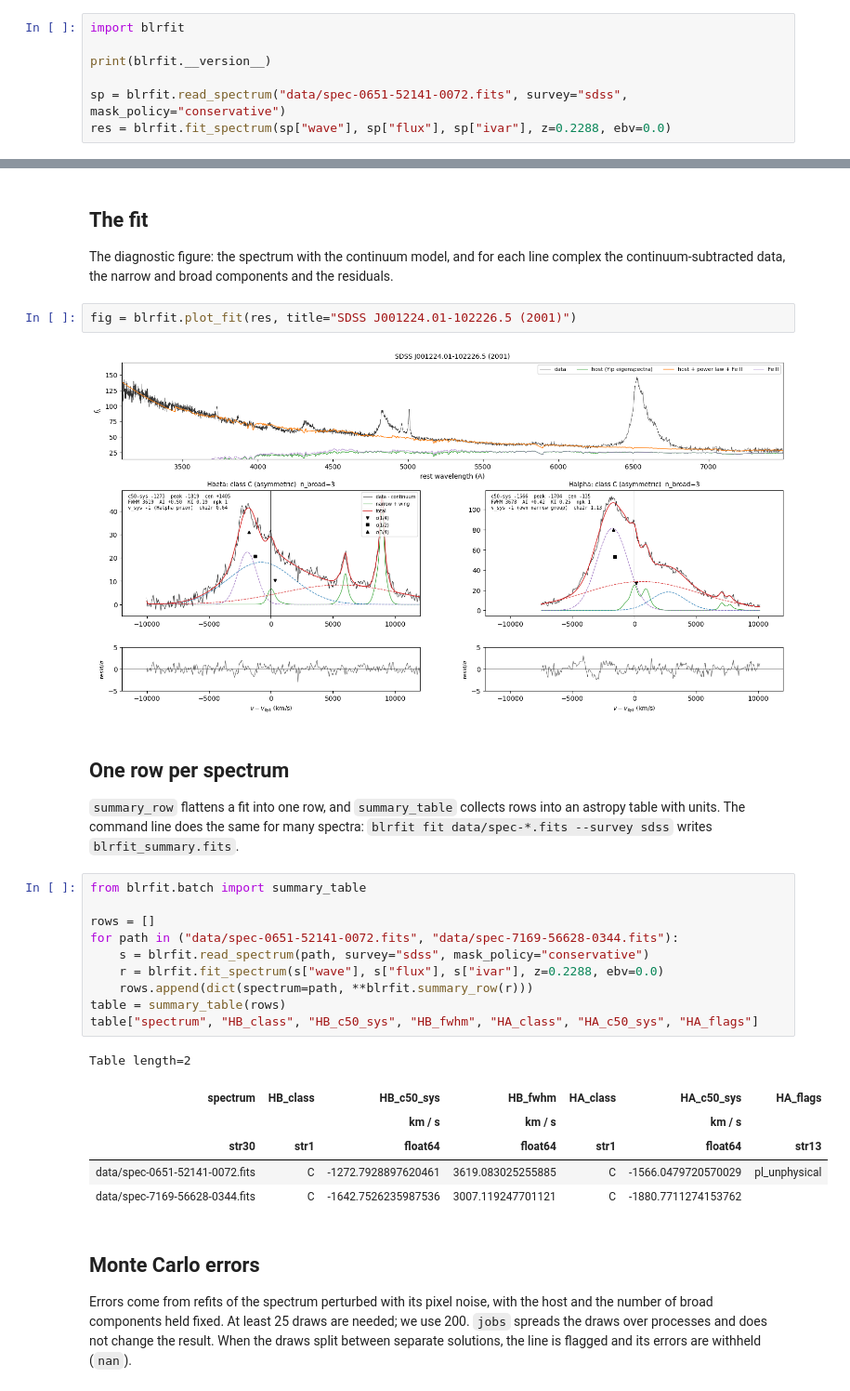
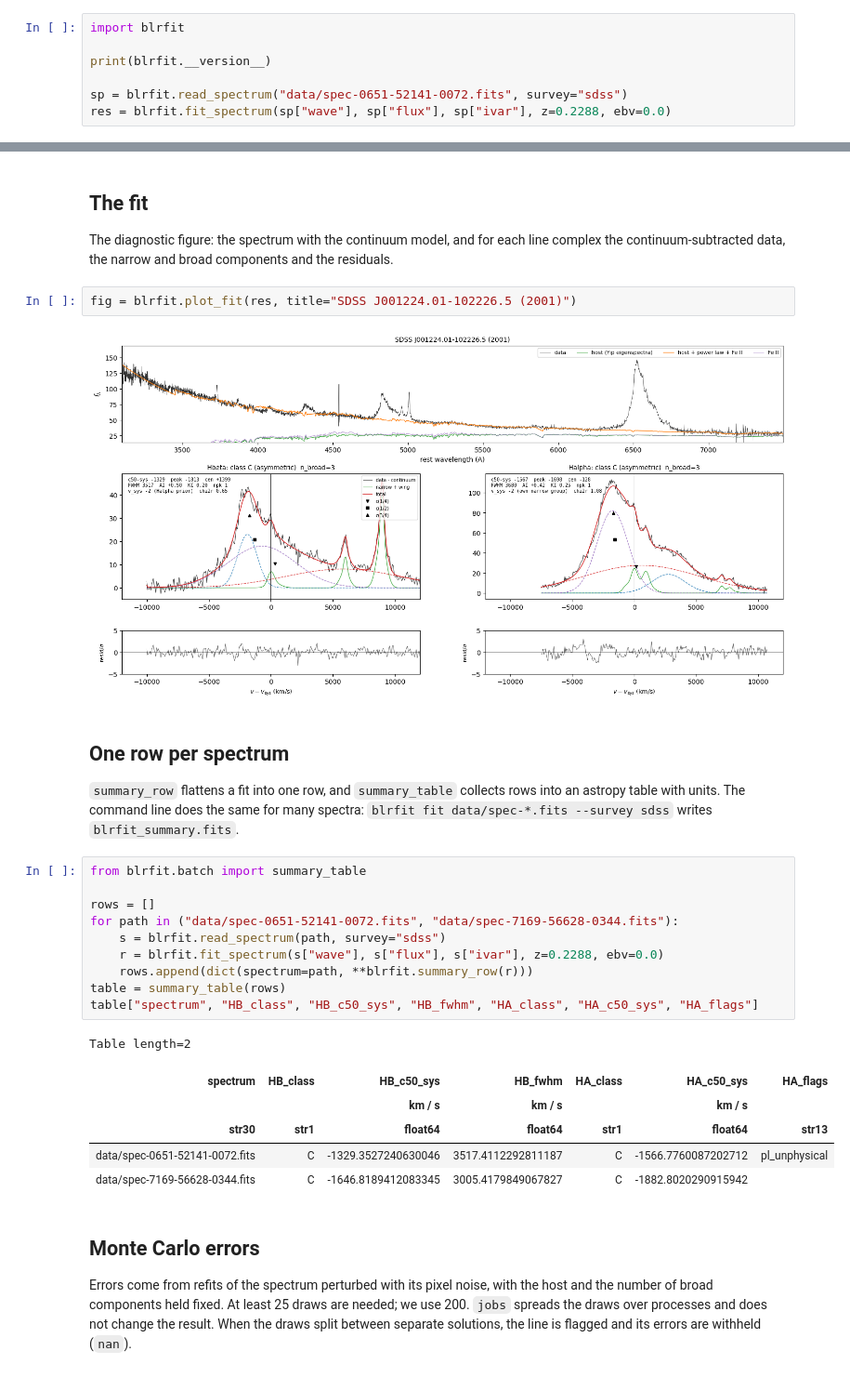
Before and after one commit to ektrnddn/blrfit, a Jupyter notebook: examples/quickstart.ipynb, the cells around one changed output, grey strips where cells are left out. Shown at 93% size. Cells and saved outputs as stored; diff of their text form.

Commit message:
Read SDSS spectra with the inverse-variance mask by default, as in the validation, and mark the Monte Carlo pull test as a known failure with its measured cause

```diff
--- a/examples/quickstart.ipynb
+++ b/examples/quickstart.ipynb
@@ -7,7 +7,7 @@ import blrfit
 
 print(blrfit.__version__)
 
-sp = blrfit.read_spectrum("data/spec-0651-52141-0072.fits", survey="sdss", mask_policy="conservative")
+sp = blrfit.read_spectrum("data/spec-0651-52141-0072.fits", survey="sdss")
 res = blrfit.fit_spectrum(sp["wave"], sp["flux"], sp["ivar"], z=0.2288, ebv=0.0)
 # %% [output]
 0.3.0.dev0
@@ -37,7 +39,7 @@ The diagnostic figure: the spectrum with the continuum model, and for each line
 # %%
 fig = blrfit.plot_fit(res, title="SDSS J001224.01-102226.5 (2001)")
 # %% [output]
-[figure, old version]
+[figure, new version]
 # %% [markdown]
 ## One row per spectrum
 
@@ -45,20 +47,20 @@ fig = blrfit.plot_fit(res, title="SDSS J001224.01-102226.5 (2001)")
 # %%
 from blrfit.batch import summary_table
 
 rows = []
 for path in ("data/spec-0651-52141-0072.fits", "data/spec-7169-56628-0344.fits"):
-    s = blrfit.read_spectrum(path, survey="sdss", mask_policy="conservative")
+    s = blrfit.read_spectrum(path, survey="sdss")
     r = blrfit.fit_spectrum(s["wave"], s["flux"], s["ivar"], z=0.2288, ebv=0.0)
     rows.append(dict(spectrum=path, **blrfit.summary_row(r)))
 table = summary_table(rows)
 table["spectrum", "HB_class", "HB_c50_sys", "HB_fwhm", "HA_class", "HA_c50_sys", "HA_flags"]
 # %% [output]
 Table length=2
 | spectrum | HB_class | HB_c50_sys | HB_fwhm | HA_class | HA_c50_sys | HA_flags |
 |  |  | km / s | km / s |  | km / s |  |
 | str30 | str1 | float64 | float64 | str1 | float64 | str13 |
-| data/spec-0651-52141-0072.fits | C | -1272.7928897620461 | 3619.083025255885 | C | -1566.0479720570029 | pl_unphysical |
-| data/spec-7169-56628-0344.fits | C | -1642.7526235987536 | 3007.119247701121 | C | -1880.7711274153762 |  |
+| data/spec-0651-52141-0072.fits | C | -1329.3527240630046 | 3517.4112292811187 | C | -1566.7760087202712 | pl_unphysical |
+| data/spec-7169-56628-0344.fits | C | -1646.8189412083345 | 3005.4179849067827 | C | -1882.8020290915942 |  |
 # %% [markdown]
 ## Monte Carlo errors
 
```
Also changed, not shown: parts of 2 cells of this notebook, 9 other files.
